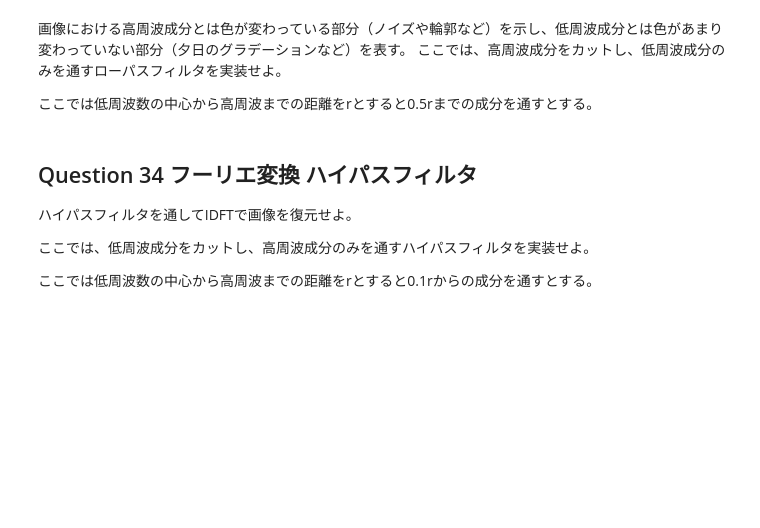
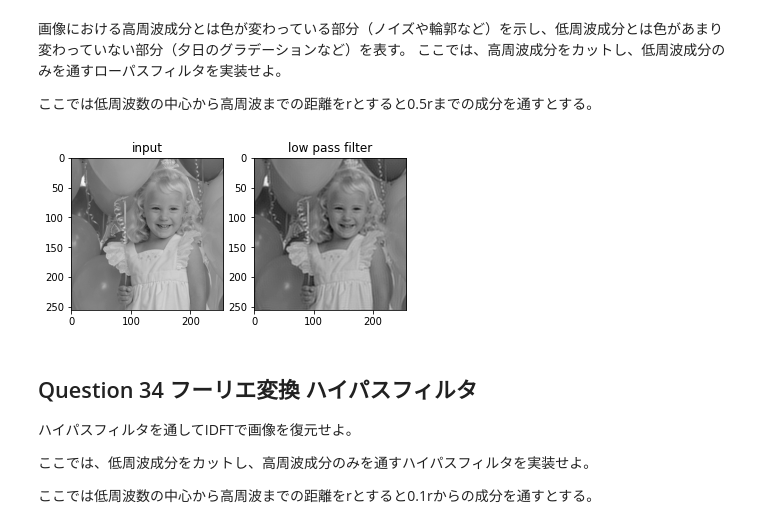
Before and after one commit to shinchu/gasyori100, a Jupyter notebook: notebooks/week_04.ipynb, the cells around one changed output. Cells and saved outputs as stored; diff of their text form; code cells hidden in the pictures; blank space fills up the shorter version.

```diff
--- a/notebooks/week_04.ipynb
+++ b/notebooks/week_04.ipynb
@@ -246,3 +267,13 @@ plt.show()
+# %%
+plt.subplot(1, 2, 1)
+plt.title("input")
+plt.imshow(balloon_gray, cmap="gray")
+plt.subplot(1, 2, 2)
+plt.title("low pass filter")
+plt.imshow(out_lpf, cmap="gray")
+plt.show()
+# %% [output]
+[figure, added]
 # %% [markdown]
 ## Question 34 フーリエ変換 ハイパスフィルタ
 
```
Also changed, not shown: parts of 31 cells of this notebook, 1 other file.
